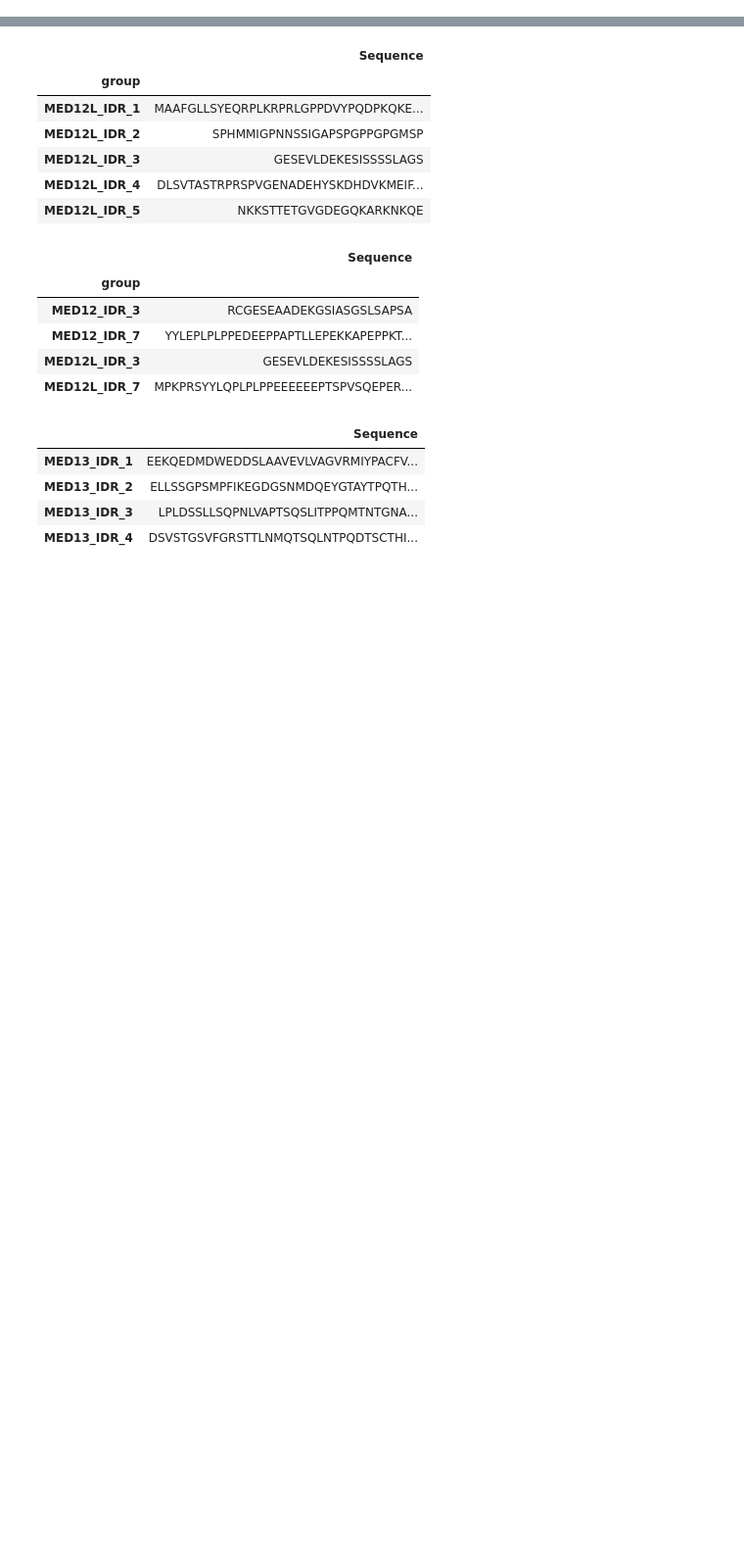
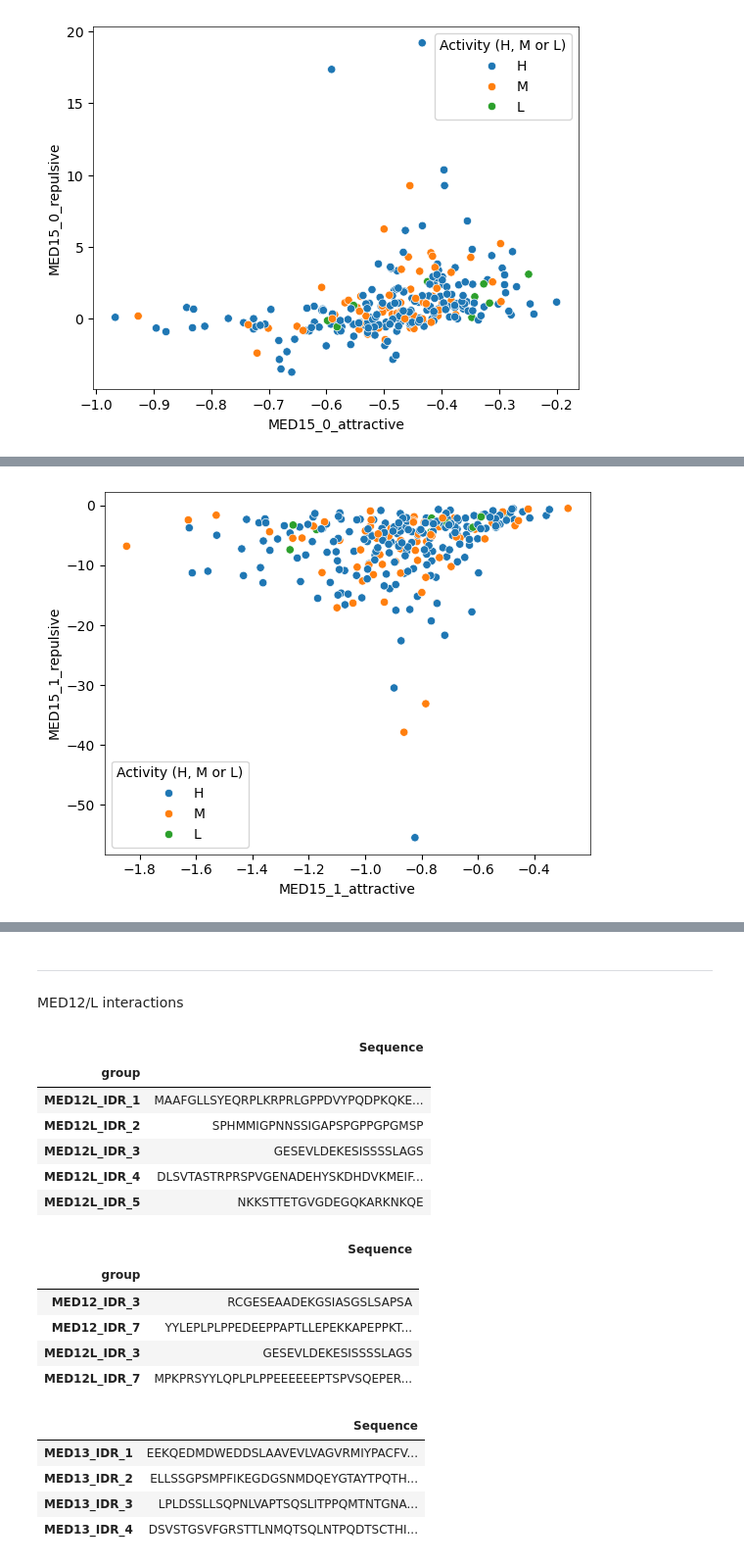
Before and after one commit to kinseylong/StallerRotation, a Jupyter notebook: finches_IDRs/finches.ipynb, the cells around one changed output, grey strips where cells are left out. Shown at 98% size. Drawn from its saved outputs; the diff is of its cells as text; code cells hidden in the pictures; blank space fills up the shorter version.

Commit message:
MED15 finches

```diff
--- a/finches_IDRs/finches.ipynb
+++ b/finches_IDRs/finches.ipynb
@@ -20,0 +27,4 @@ matplotlib.rcParams['ps.fonttype'] = 42
+# %%
+ADs = pd.read_csv("data/tf_effectordomains.csv")
+ADs = ADs[ADs["Domain type"] == "AD"]
+ADs.head()
@@ -20,0 +95,10 @@ matplotlib.rcParams['ps.fonttype'] = 42
+# %%
+def makescatterplot(ADsequence_df, refseq, refseqname):
+    AD_with_eps = finches_AD_single_seq(ADsequence_df, refseq, refseqname)
+    AD_with_eps = pd.concat([ADsequence_df, AD_with_eps], axis=1)
+    sns.scatterplot(AD_with_eps, x=refseqname + "_attractive", y=refseqname + "_repulsive", hue="Activity (H, M or L)")
+    plt.show()
+    return AD_with_eps
+# %%
+AD_MED15_1 = makescatterplot(ADs, MED15_folded_domain_seqs[i], "MED15_" + str(i))
+# %% [output]
@@ -20,0 +116 @@ matplotlib.rcParams['ps.fonttype'] = 42
+[figure, added]
@@ -20,0 +128 @@ matplotlib.rcParams['ps.fonttype'] = 42
+[figure, added]
@@ -21,3 +148,7 @@ matplotlib.rcParams['ps.fonttype'] = 42
+# %% [markdown]
+---
+
+MED12/L interactions
 # %%
 #importing data
 def getseq(fasta):
```
Also changed, not shown: parts of 16 cells of this notebook, 2 other files.
